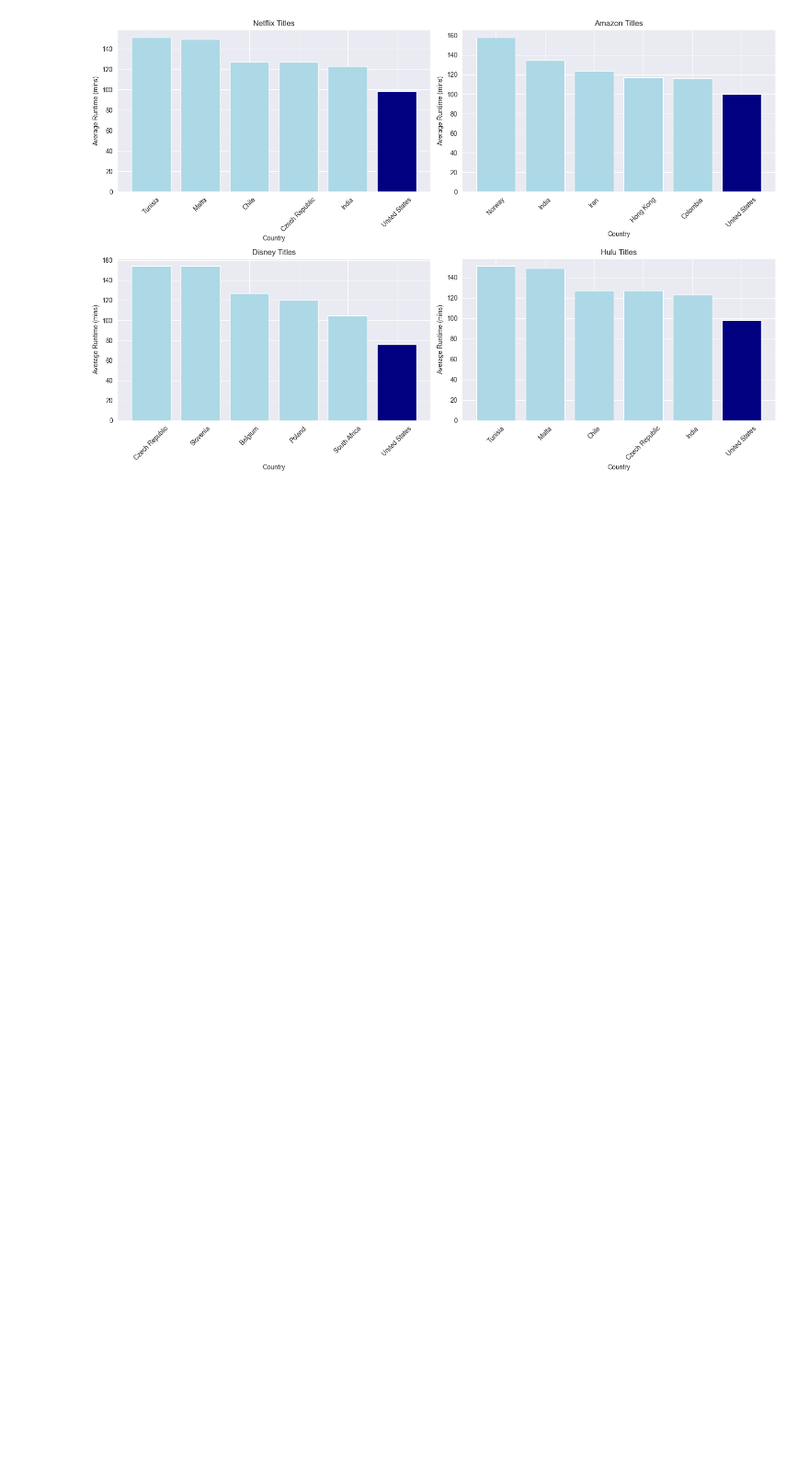
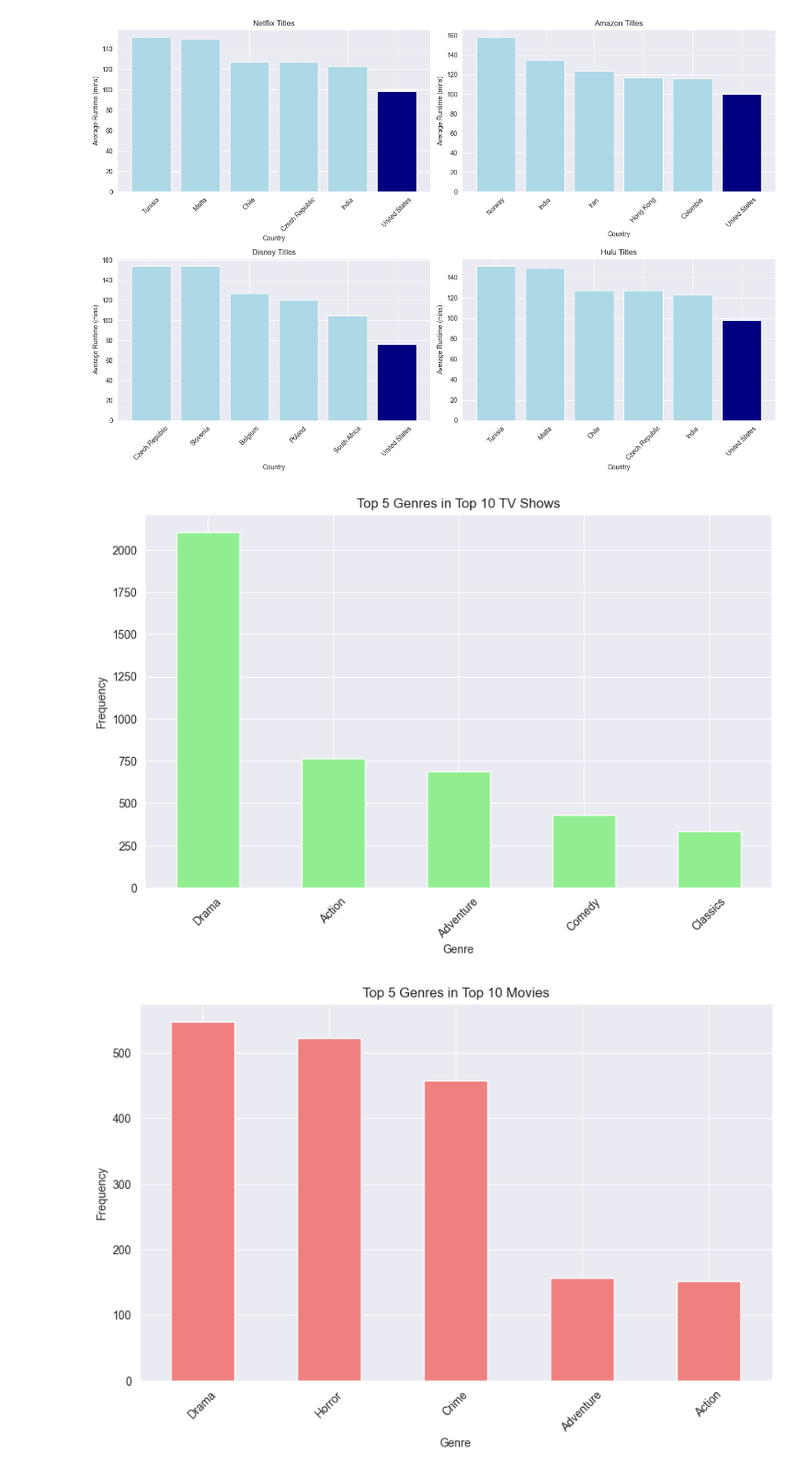
Before and after one commit to Arleee1/Zuckflix, a Jupyter notebook: MetaDataAnalysis.ipynb, the cells around one changed output. Shown: that part at 92% size. Drawn from its saved outputs; the diff is of its cells as text; code cells hidden in the pictures; blank space fills up the shorter version.

Commit message:
analyze top 10 netflix shows

```diff
--- a/MetaDataAnalysis.ipynb
+++ b/MetaDataAnalysis.ipynb
@@ -542,3 +542,54 @@ Try using .loc[row_indexer,col_indexer] = value instead
 See the caveats in the documentation: https://pandas.pydata.org/pandas-docs/stable/user_guide/indexing.html#returning-a-view-versus-a-copy
   movies_df['country'] = movies_df['country'].str.split(', ')
 [figure]
+# %%
+# Read the datasets
+import chardet
+
+# First, read a small part of the file to determine the file encoding
+with open('all-weeks-countries.csv', 'rb') as file:
+    result = chardet.detect(file.read(10000))  # Read the first 10000 bytes
+
+# Now use the detected encoding to read the entire file
+top10_df = pd.read_csv('all-weeks-countries.csv', encoding=result['encoding'])
+shows_movies_df = df # Load your existing dataset that includes genres
+
+
+top10_shows_df = top10_df[top10_df['category'] == 'TV']
+top10_movies_df = top10_df[top10_df['category'] == 'Films']
+
+# Merge top 10 shows and movies with the genres dataset, using 'show_title' and 'title' respectively
+merged_shows_df = pd.merge(top10_shows_df, shows_movies_df[['title', 'listed_in']], left_on='show_title', right_on='title', how='left')
+merged_movies_df = pd.merge(top10_movies_df, shows_movies_df[['title', 'listed_in']], left_on='show_title', right_on='title', how='left')
+
+# Split the 'listed_in' column to account for multiple genres and explode the DataFrame
+merged_shows_df['listed_in'] = merged_shows_df['listed_in'].str.split(', ').dropna()
+exploded_shows_df = merged_shows_df.explode('listed_in')
+
+merged_movies_df['listed_in'] = merged_movies_df['listed_in'].str.split(', ').dropna()
+exploded_movies_df = merged_movies_df.explode('listed_in')
+
+# Count the occurrences of each genre
+top_genres_shows = exploded_shows_df['listed_in'].value_counts().head(5)
+top_genres_movies = exploded_movies_df['listed_in'].value_counts().head(5)
+
+# Plotting the top 5 genres for shows
+plt.figure(figsize=(10, 6))
+top_genres_shows.plot(kind='bar', color='lightgreen')
+plt.title('Top 5 Genres in Top 10 TV Shows')
+plt.xlabel('Genre')
+plt.ylabel('Frequency')
+plt.xticks(rotation=45)
+plt.show()
+
+# Plotting the top 5 genres for movies
+plt.figure(figsize=(10, 6))
+top_genres_movies.plot(kind='bar', color='lightcoral')
+plt.title('Top 5 Genres in Top 10 Movies')
+plt.xlabel('Genre')
+plt.ylabel('Frequency')
+plt.xticks(rotation=45)
+plt.show()
+# %% [output]
+[figure, added]
+[figure, added]
```
